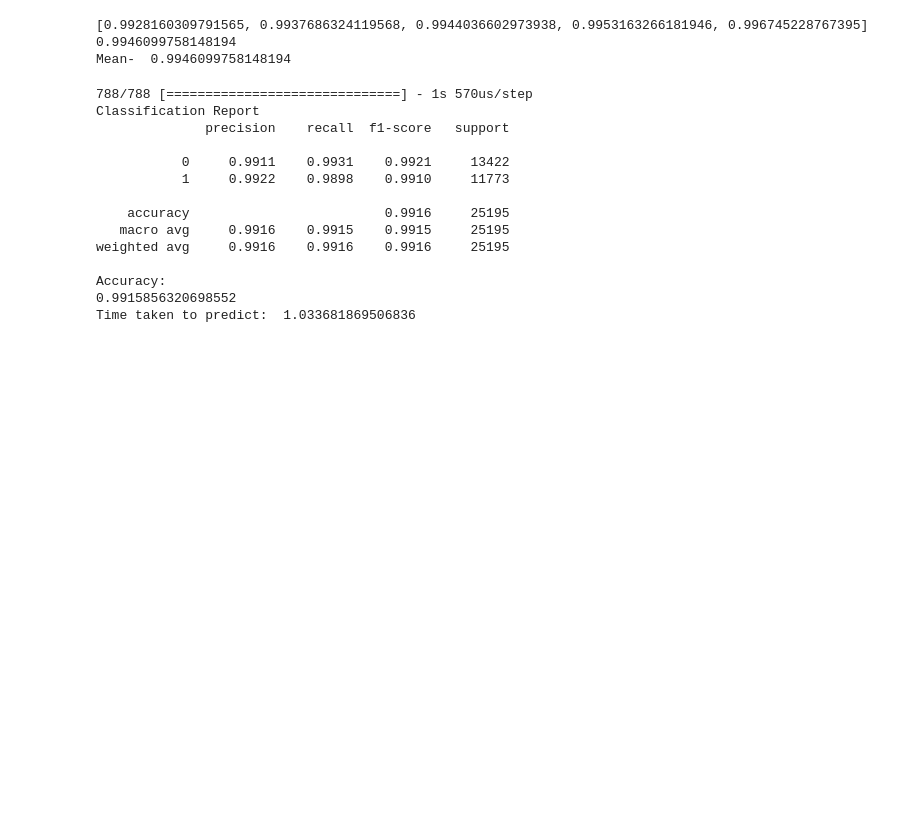
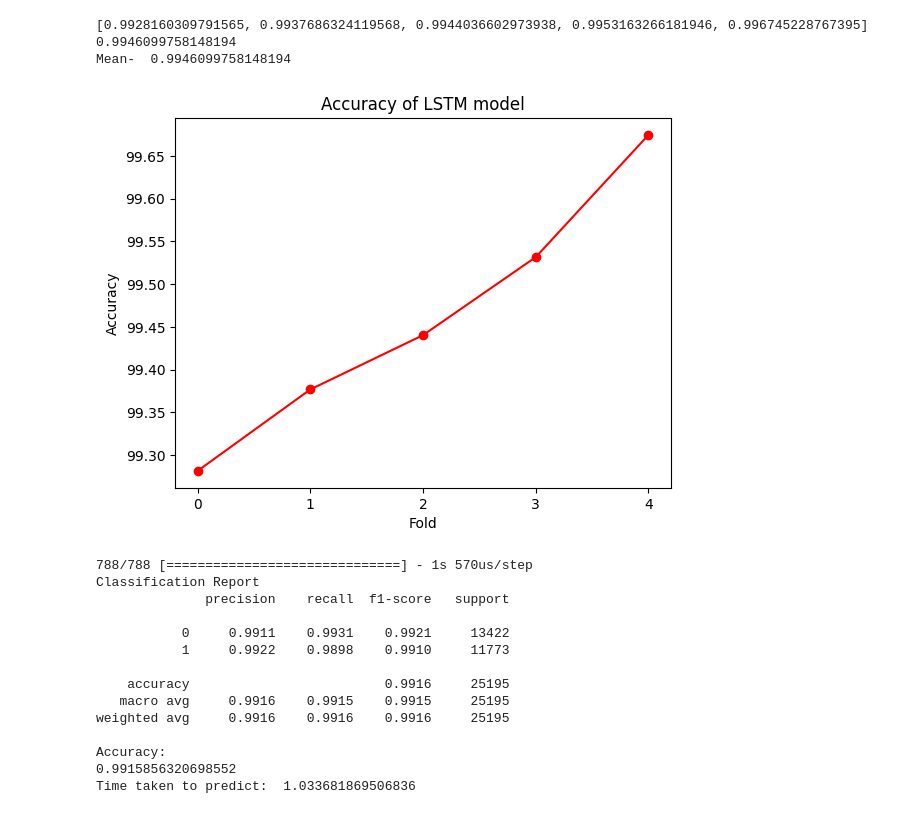
Before and after one commit to alanmohan/xAIL-ID, a Jupyter notebook: NSL-KDD/5_shap_lime_combined_features.ipynb, the cells around one changed output. Saved outputs shown, nothing was run; the diff lists cells and outputs as text; code cells hidden in the pictures; blank space fills up the shorter version.

Commit message:
nsl-kdd cross validation graph

```diff
--- a/NSL-KDD/5_shap_lime_combined_features.ipynb
+++ b/NSL-KDD/5_shap_lime_combined_features.ipynb
@@ -155,6 +155,24 @@ print("Mean- ",np.mean(accuracies))
 [0.9928160309791565, 0.9937686324119568, 0.9944036602973938, 0.9953163266181946, 0.996745228767395]
 0.9946099758148194
 Mean-  0.9946099758148194
+# %%
+#[0.9928160309791565, 0.9937686324119568, 0.9944036602973938, 0.9953163266181946, 0.996745228767395] put in a list
+list = [0.9928160309791565, 0.9937686324119568, 0.9944036602973938, 0.9953163266181946, 0.996745228767395]
+# times 100 the list
+list = [i * 100 for i in list]
+# plot the list
+import numpy as np
+import matplotlib.pyplot as plt
+#make the plot such that each fold accuracy is circled but also connected by a line
+plt.plot(list, 'ro-')
+plt.ylabel('Accuracy')
+# x label should only be whole numbers
+plt.xticks(np.arange(0, 5, 1))
+plt.xlabel('Fold')
+plt.title('Accuracy of LSTM model')
+plt.show()
+# %% [output]
+[figure, added]
 # %%
 start_time = time.time()
 y_pred = model.predict(X_test)
```
